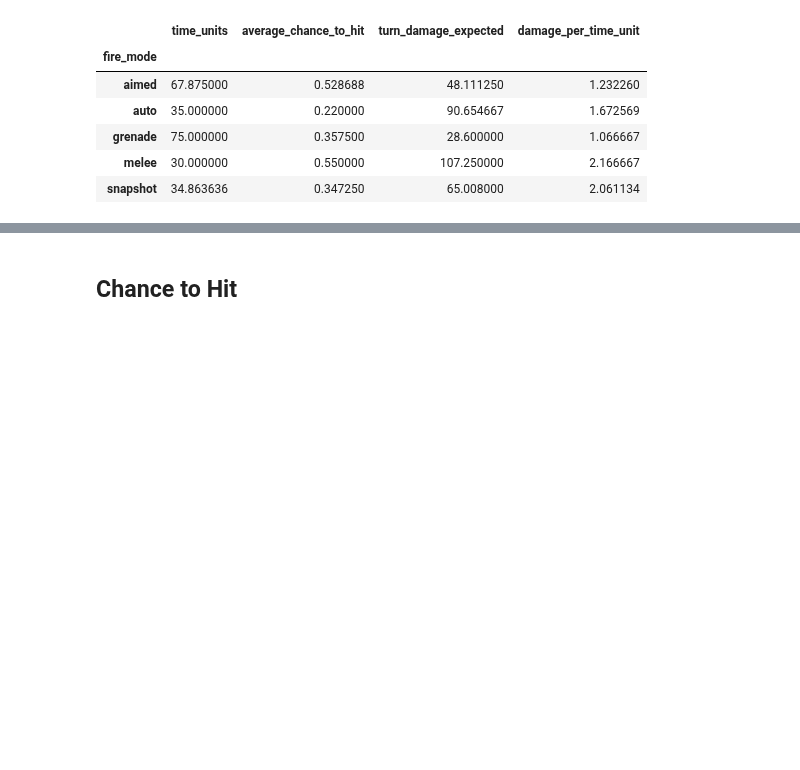
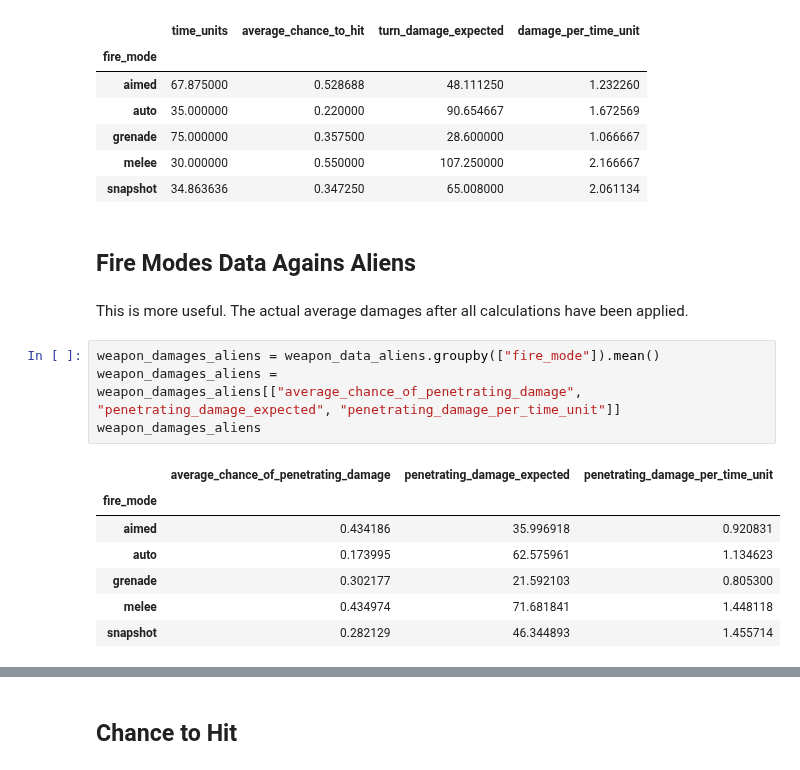
Before and after one commit to Bernardo-MG/xcom-analysis-jupyter-notebook, a Jupyter notebook: enemy_unknown/weapon_firemodes.ipynb, the cells around one changed output, grey strips where cells are left out. Cells and saved outputs as stored; diff of their text form; blank space fills up the shorter version.

```diff
--- a/enemy_unknown/weapon_firemodes.ipynb
+++ b/enemy_unknown/weapon_firemodes.ipynb
@@ -20,3 +22,19 @@ weapon_firemodes
 | grenade | 75.000000 | 0.357500 | 28.600000 | 1.066667 |
 | melee | 30.000000 | 0.550000 | 107.250000 | 2.166667 |
 | snapshot | 34.863636 | 0.347250 | 65.008000 | 2.061134 |
+# %% [markdown]
+## Fire Modes Data Agains Aliens
+# %% [markdown]
+This is more useful. The actual average damages after all calculations have been applied.
+# %%
+weapon_damages_aliens = weapon_data_aliens.groupby(["fire_mode"]).mean()
+weapon_damages_aliens = weapon_damages_aliens[["average_chance_of_penetrating_damage", "penetrating_damage_expected", "penetrating_damage_per_time_unit"]]
+weapon_damages_aliens
+# %% [output]
+|  | average_chance_of_penetrating_damage | penetrating_damage_expected | penetrating_damage_per_time_unit |
+| fire_mode |  |  |  |
+| aimed | 0.434186 | 35.996918 | 0.920831 |
+| auto | 0.173995 | 62.575961 | 1.134623 |
+| grenade | 0.302177 | 21.592103 | 0.805300 |
+| melee | 0.434974 | 71.681841 | 1.448118 |
+| snapshot | 0.282129 | 46.344893 | 1.455714 |
```
Also changed, not shown: parts of 11 cells of this notebook, 6 other files.
